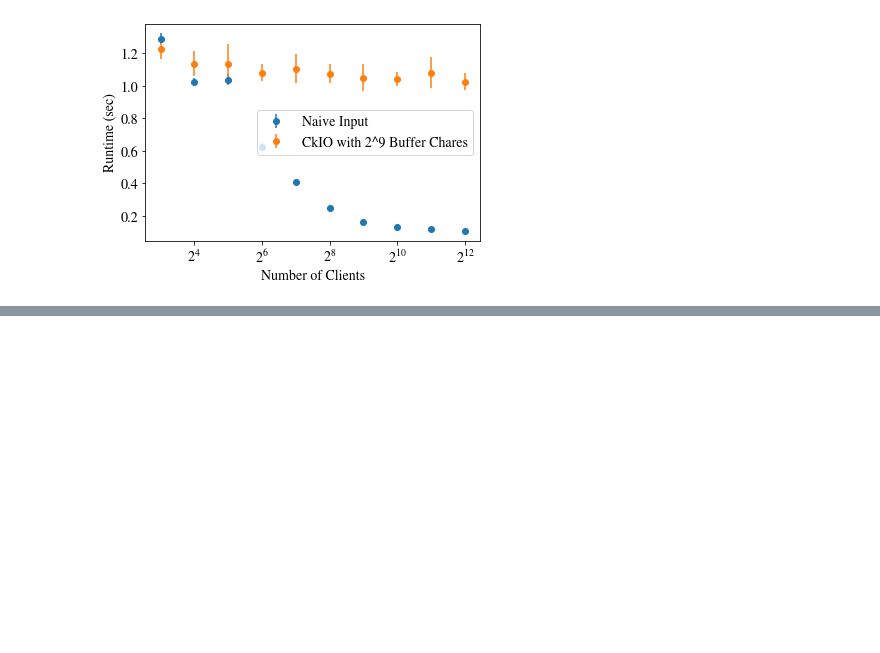
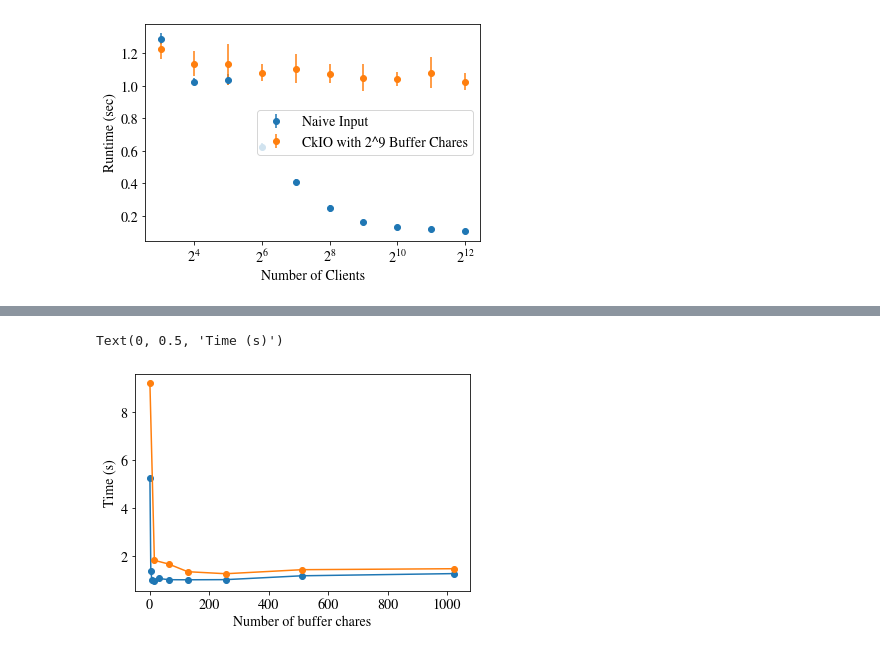
Before and after one commit to mayantaylor/ckio-testsuite, a Jupyter notebook: visualize.ipynb, the cells around one changed output, grey strips where cells are left out. Cells and saved outputs as stored; diff of their text form; code cells hidden in the pictures; blank space fills up the shorter version.

```diff
--- a/visualize.ipynb
+++ b/visualize.ipynb
@@ -173,0 +289,23 @@ FileNotFoundError: [Errno 2] No such file or directory: 'mpi-benchmarks/1GBnoout
+# %%
+# PLOT BUFFER CHARES AGAINST TIME
+data = "ckio-benchmarks/output.txt"
+df = pd.read_csv(data, sep=' ', header=None, names=['nreaders', 'nbc', 'npes', 'nnodes', 'filesize', 'bgtime', 'time'])
+
+fig, ax = plt.subplots()
+
+for readers in [1, 1024]:
+    # select based on the following parameters
+    pes = 1
+    nodes = 1
+    filesize = 1024
+
+    # select and group by
+    # plot
+    filtered = df[(df['nreaders'] == readers) & (df['npes'] == pes) & (df['nnodes'] == nodes) & (df['filesize'] == filesize)].groupby(['nbc']).mean()
+    ax.plot(filtered.index, filtered['time'], marker='o', label='Time')
+
+ax.set_xlabel('Number of buffer chares')
+ax.set_ylabel('Time (s)')
+# %% [output]
+Text(0, 0.5, 'Time (s)')
+[figure, added]
```
Also changed, not shown: parts of 4 cells of this notebook, 17 other files.
